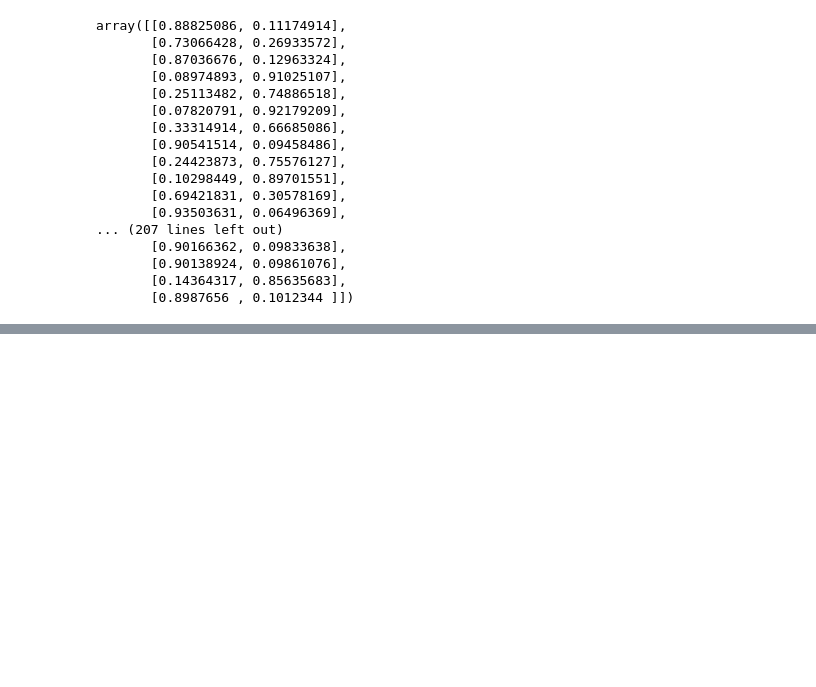
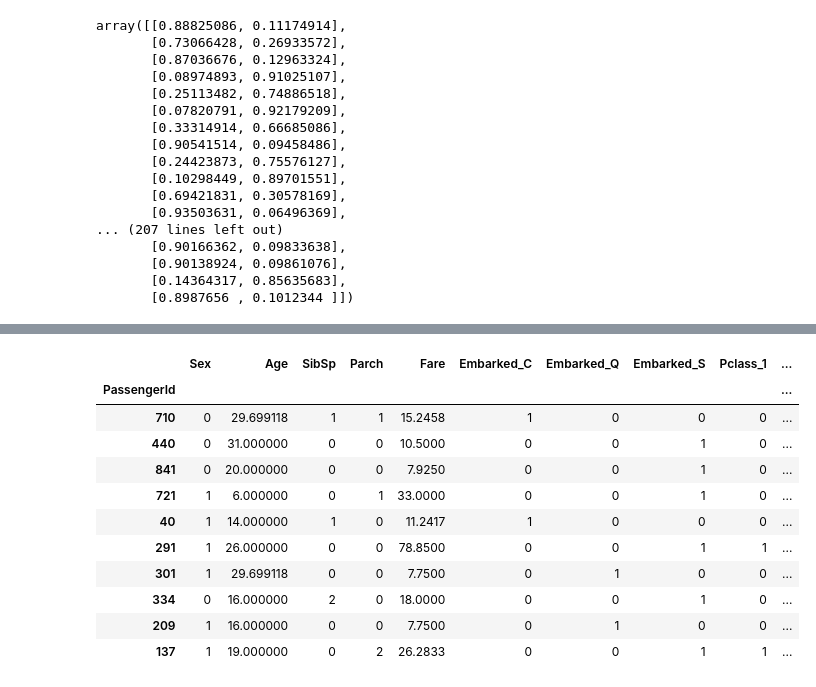
Before and after one commit to Bocharick/GeekBrains_AI_Python_for_data_science, a Jupyter notebook: Lesson_08/script_of_videolesson.ipynb, the cells around one changed output, grey strips where cells are left out. Saved outputs shown, nothing was run; the diff lists cells and outputs as text; code cells hidden in the pictures; blank space fills up the shorter version.

```diff
--- a/Lesson_08/script_of_videolesson.ipynb
+++ b/Lesson_08/script_of_videolesson.ipynb
@@ -688,0 +760,15 @@ y_valid.to_pickle('y_valid.pkl')
+# %%
+X_valid.head(10)
+# %% [output]
+|  | Sex | Age | SibSp | Parch | Fare | Embarked_C | Embarked_Q | Embarked_S | Pclass_1 | ... |
+| PassengerId |  |  |  |  |  |  |  |  |  | ... |
+| 710 | 0 | 29.699118 | 1 | 1 | 15.2458 | 1 | 0 | 0 | 0 | ... |
+| 440 | 0 | 31.000000 | 0 | 0 | 10.5000 | 0 | 0 | 1 | 0 | ... |
+| 841 | 0 | 20.000000 | 0 | 0 | 7.9250 | 0 | 0 | 1 | 0 | ... |
+| 721 | 1 | 6.000000 | 0 | 1 | 33.0000 | 0 | 0 | 1 | 0 | ... |
+| 40 | 1 | 14.000000 | 1 | 0 | 11.2417 | 1 | 0 | 0 | 0 | ... |
+| 291 | 1 | 26.000000 | 0 | 0 | 78.8500 | 0 | 0 | 1 | 1 | ... |
+| 301 | 1 | 29.699118 | 0 | 0 | 7.7500 | 0 | 1 | 0 | 0 | ... |
+| 334 | 0 | 16.000000 | 2 | 0 | 18.0000 | 0 | 0 | 1 | 0 | ... |
+| 209 | 1 | 16.000000 | 0 | 0 | 7.7500 | 0 | 1 | 0 | 0 | ... |
+| 137 | 1 | 19.000000 | 0 | 2 | 26.2833 | 0 | 0 | 1 | 1 | ... |
```
Also changed, not shown: parts of 98 cells of this notebook, 2 other files.
